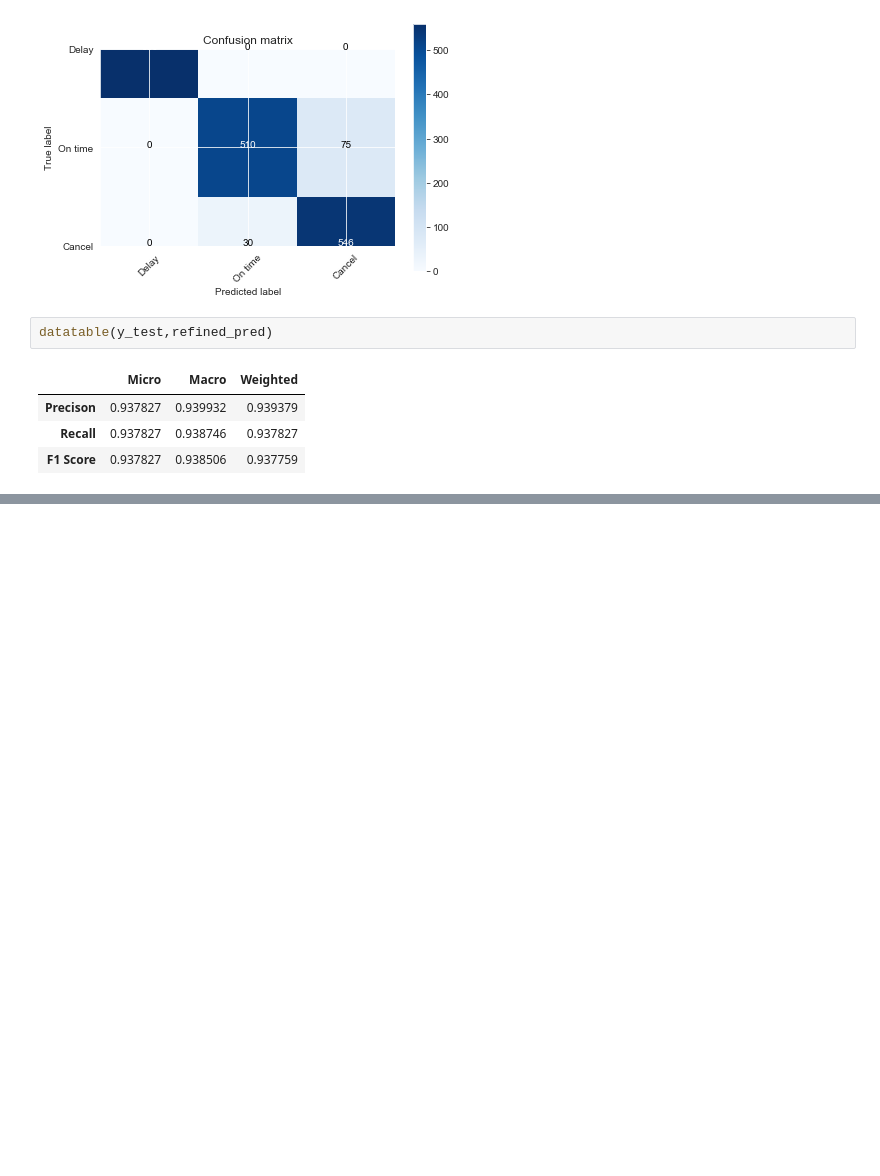
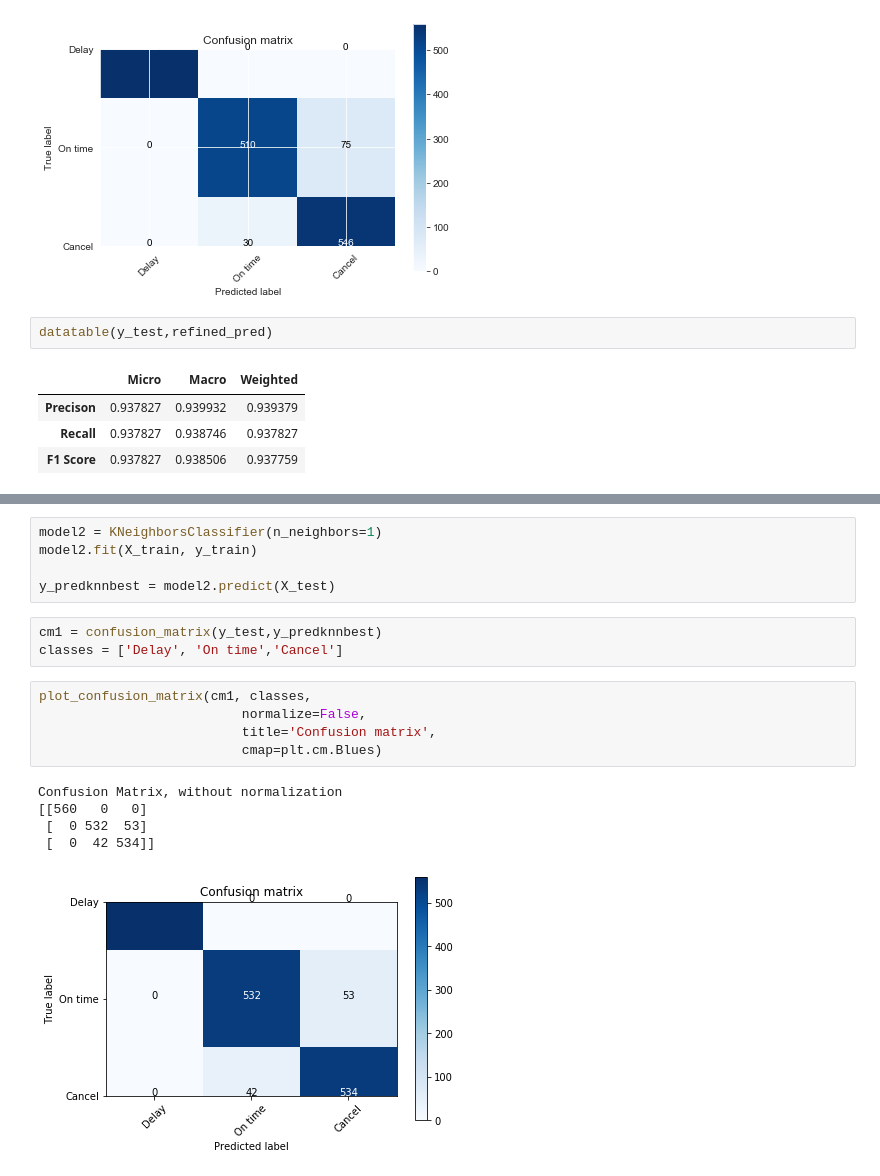
Before and after one commit to emilia329/Fly-High, a Jupyter notebook: EWRModel.ipynb, the cells around one changed output, grey strips where cells are left out. Cells and saved outputs as stored; diff of their text form; blank space fills up the shorter version.

```diff
--- a/EWRModel.ipynb
+++ b/EWRModel.ipynb
@@ -321,0 +374,19 @@ After tuning the model, we can see F1 Score increases a tad bit to .93 from .92.
+# %%
+model2 = KNeighborsClassifier(n_neighbors=1)
+model2.fit(X_train, y_train)
+
+y_predknnbest = model2.predict(X_test)
+# %%
+cm1 = confusion_matrix(y_test,y_predknnbest)
+classes = ['Delay', 'On time','Cancel']
+# %%
+plot_confusion_matrix(cm1, classes,
+                          normalize=False,
+                          title='Confusion matrix',
+                          cmap=plt.cm.Blues)
+# %% [output]
+Confusion Matrix, without normalization
+[[560   0   0]
+ [  0 532  53]
+ [  0  42 534]]
+[figure, added]
```
Also changed, not shown: parts of 32 cells of this notebook.
